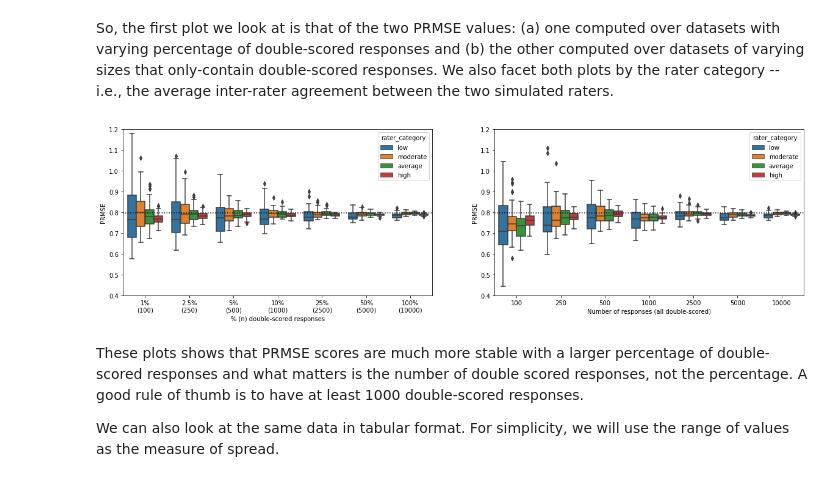
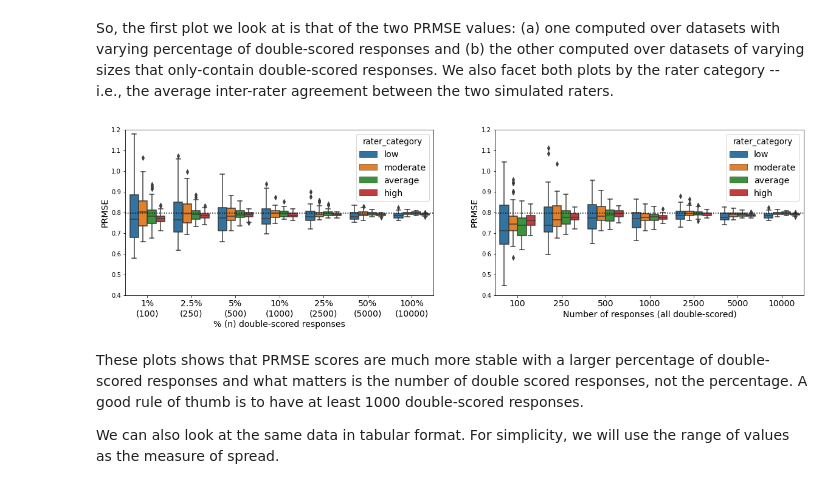
Before and after one commit to EducationalTestingService/prmse-simulations, a Jupyter notebook: notebooks/prmse_and_double_scoring.ipynb, the cells around one changed output. Drawn from its saved outputs; the diff is of its cells as text; code cells hidden in the pictures.

Commit message:
Scale font sizes in PRMSE double-scoring plot.

```diff
--- a/notebooks/prmse_and_double_scoring.ipynb
+++ b/notebooks/prmse_and_double_scoring.ipynb
@@ -133,50 +133,53 @@ So, the first plot we look at is that of the two PRMSE values: (a) one computed
 # %%
 # create a figure with 2 subplots
 fig, axes = plt.subplots(1, 2);
 fig.set_size_inches(20, 5)
 
-for prmse_type, ax in zip(['percent', 'number'], axes):
+with sns.plotting_context('notebook', font_scale=1.3):
+
+    for prmse_type, ax in zip(['percent', 'number'], axes):
 
 
-    # choose what goes on the x and y axes
-    x_column = 'percent_double_scored' if prmse_type == 'percent' else 'num_double_scored'
-    y_column = 'prmse_percent' if prmse_type == 'percent' else 'prmse_number'
+        # choose what goes on the x and y axes
+        x_column = 'percent_double_scored' if prmse_type == 'percent' else 'num_double_scored'
+        y_column = 'prmse_percent' if prmse_type == 'percent' else 'prmse_number'
 
-    # set the x-axis labels and tick labels appropriately
-    x_label = "% (n) double-scored responses" if prmse_type == 'percent' else 'Number of responses (all double-scored)'
+        # set the x-axis labels and tick labels appropriately
+        x_label = "% (n) double-scored responses" if prmse_type == 'percent' else 'Number of responses (all double-scored)'
 
-    percent_ticklabels = [f"{pct}%\n({num})" for pct, num in zip(double_scored_percentages,
-                                                                  df_metrics_double_scored_with_categories['num_double_scored'])]
-    number_ticklabels = df_metrics_double_scored_with_categories['num_double_scored'].tolist()
-    x_ticklabels = percent_ticklabels if prmse_type == 'percent' else number_ticklabels
+        percent_ticklabels = [f"{pct}%\n({num})" for pct, num in zip(double_scored_percentages,
+                                                                      df_metrics_double_scored_with_categories['num_double_scored'])]
+        number_ticklabels = df_metrics_double_scored_with_categories['num_double_scored'].tolist()
+        x_ticklabels = percent_ticklabels if prmse_type == 'percent' else number_ticklabels
 
-    # now add the the boxplot of the PRMSE values
-    sns.boxplot(x=x_column,
-                y=y_column,
-                hue='rater_category',
-                hue_order=dataset.rater_categories,
-                data=df_metrics_double_scored_with_categories,
-                ax=ax)
+        # now add the the boxplot of the PRMSE values
+        sns.boxplot(x=x_column,
+                    y=y_column,
+                    hue='rater_category',
+                    hue_order=dataset.rater_categories,
+                    data=df_metrics_double_scored_with_categories,
+                    ax=ax)
 
-    # and set the axis labels
-    ax.set_xlabel(x_label)
-    ax.set_ylabel("PRMSE")
-    ax.set_xticklabels(x_ticklabels)
+        # and set the axis labels
+        ax.set_xlabel(x_label, fontsize=14)
+        ax.set_ylabel("PRMSE", fontsize=14)
+        ax.set_xticklabels(x_ticklabels)
+        ax.tick_params('x', labelsize=14)
 
-    # There are several outlier values of PRMSE at 1.6. We remove them to reduce the white space on the plots
-    # and make a note in the caption.
-    # We'll add them back before release.
-    ax.set_ylim(0.4, 1.2)
+        # There are several outlier values of PRMSE at 1.6. We remove them to reduce the white space on the plots
+        # and make a note in the caption.
+        # We'll add them back before release.
+        ax.set_ylim(0.4, 1.2)
 
-    # we also want to add in a line showing the R2 score between the simulated true scores
-    # and the scores from our chosen simulated system
-    r2_true_system_score = r2_score(df_scores['true'], df_scores[chosen_system])
-    ax.axhline(r2_true_system_score, color='black', ls=':')
+        # we also want to add in a line showing the R2 score between the simulated true scores
+        # and the scores from our chosen simulated system
+        r2_true_system_score = r2_score(df_scores['true'], df_scores[chosen_system])
+        ax.axhline(r2_true_system_score, color='black', ls=':')
 
-plt.savefig(figure_dir / 'percentage.png', bbox_inches="tight")
-plt.show()
+    plt.savefig(figure_dir / 'percentage.png', bbox_inches="tight")
+    plt.show()
 # %% [output]
-[figure, old version]
+[figure, new version]
 # %% [markdown]
 These plots shows that PRMSE scores are much more stable with a larger percentage of double-scored responses and what matters is the number of double scored responses, not the percentage. A good rule of thumb is to have at least 1000 double-scored responses.
 
```
